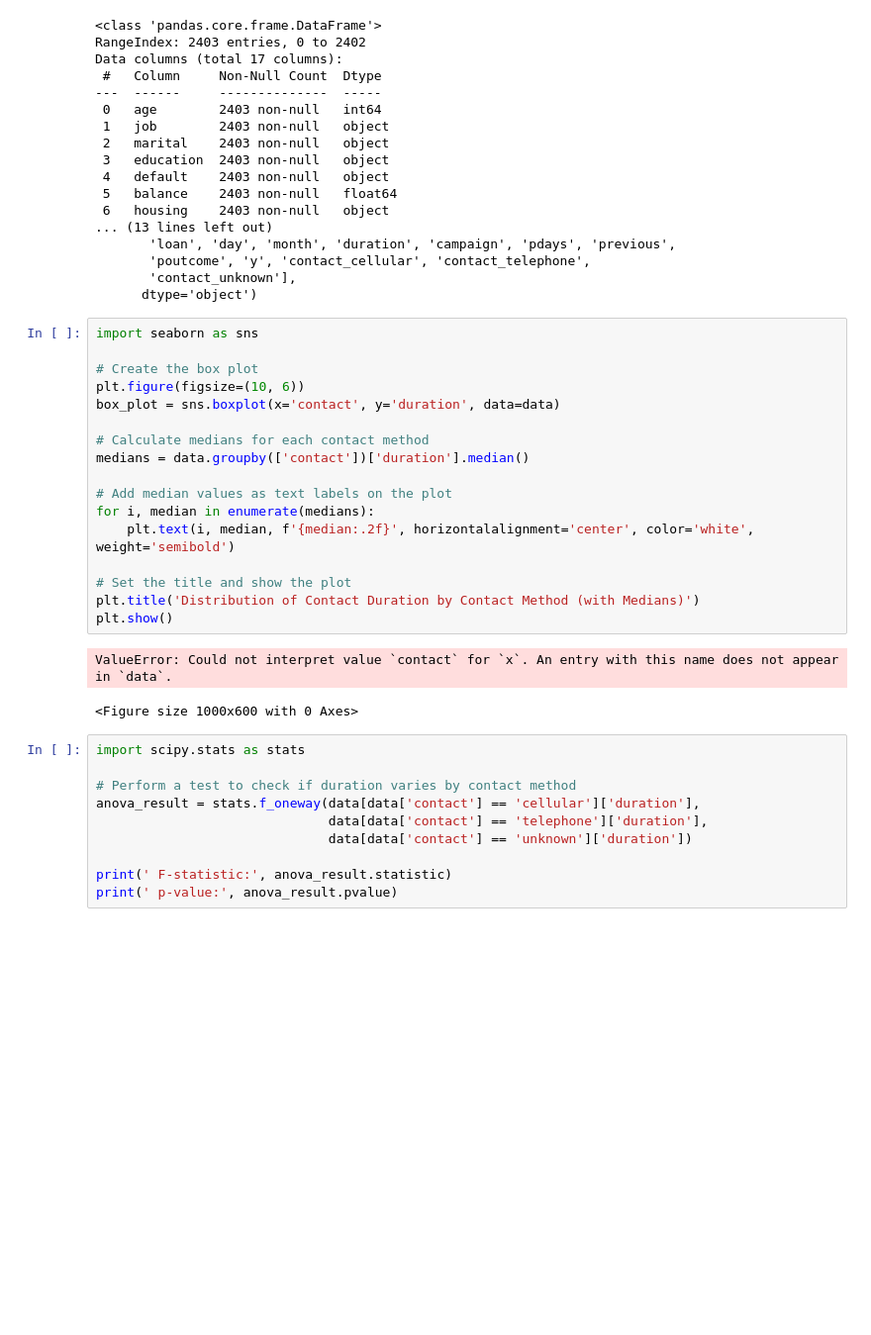
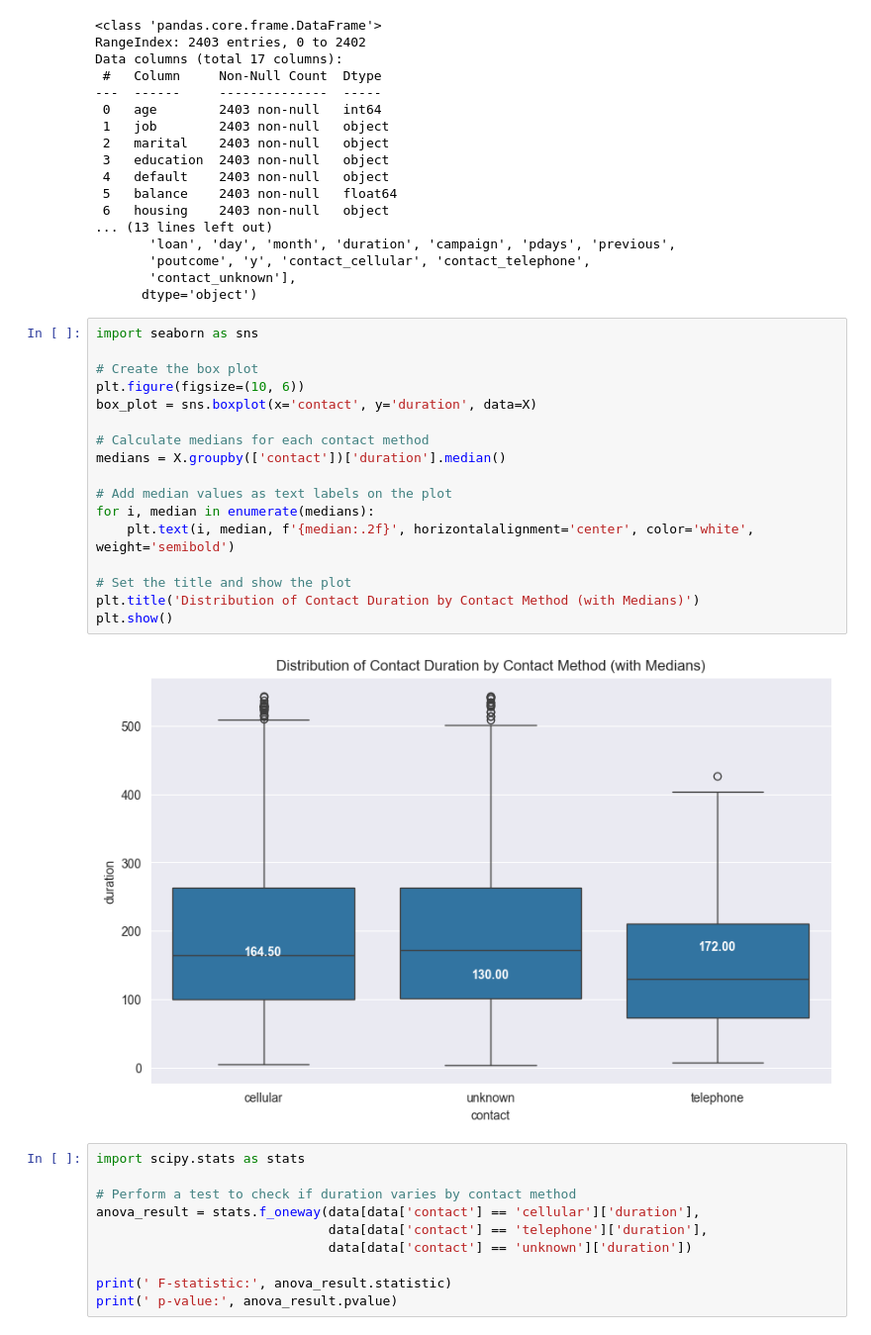
Before and after one commit to adeineko/bank-term-deposit-prediction, a Jupyter notebook: featureEngineering/feature-selection/feature-creation.ipynb, the cells around one changed output. Shown at 99% size. Drawn from its saved outputs; the diff is of its cells as text; blank space fills up the shorter version.

```diff
--- a/featureEngineering/feature-selection/feature-creation.ipynb
+++ b/featureEngineering/feature-selection/feature-creation.ipynb
@@ -40,23 +40,22 @@ Data columns (total 17 columns):
 # %%
 import seaborn as sns
 
 # Create the box plot
 plt.figure(figsize=(10, 6))
-box_plot = sns.boxplot(x='contact', y='duration', data=data)
+box_plot = sns.boxplot(x='contact', y='duration', data=X)
 
 # Calculate medians for each contact method
-medians = data.groupby(['contact'])['duration'].median()
+medians = X.groupby(['contact'])['duration'].median()
 
 # Add median values as text labels on the plot
 for i, median in enumerate(medians):
     plt.text(i, median, f'{median:.2f}', horizontalalignment='center', color='white', weight='semibold')
 
 # Set the title and show the plot
 plt.title('Distribution of Contact Duration by Contact Method (with Medians)')
 plt.show()
 # %% [output]
-ValueError: Could not interpret value `contact` for `x`. An entry with this name does not appear in `data`.
-<Figure size 1000x600 with 0 Axes>
+[figure, added]
 # %%
 import scipy.stats as stats
 
```
Also changed, not shown: 1 other file.
